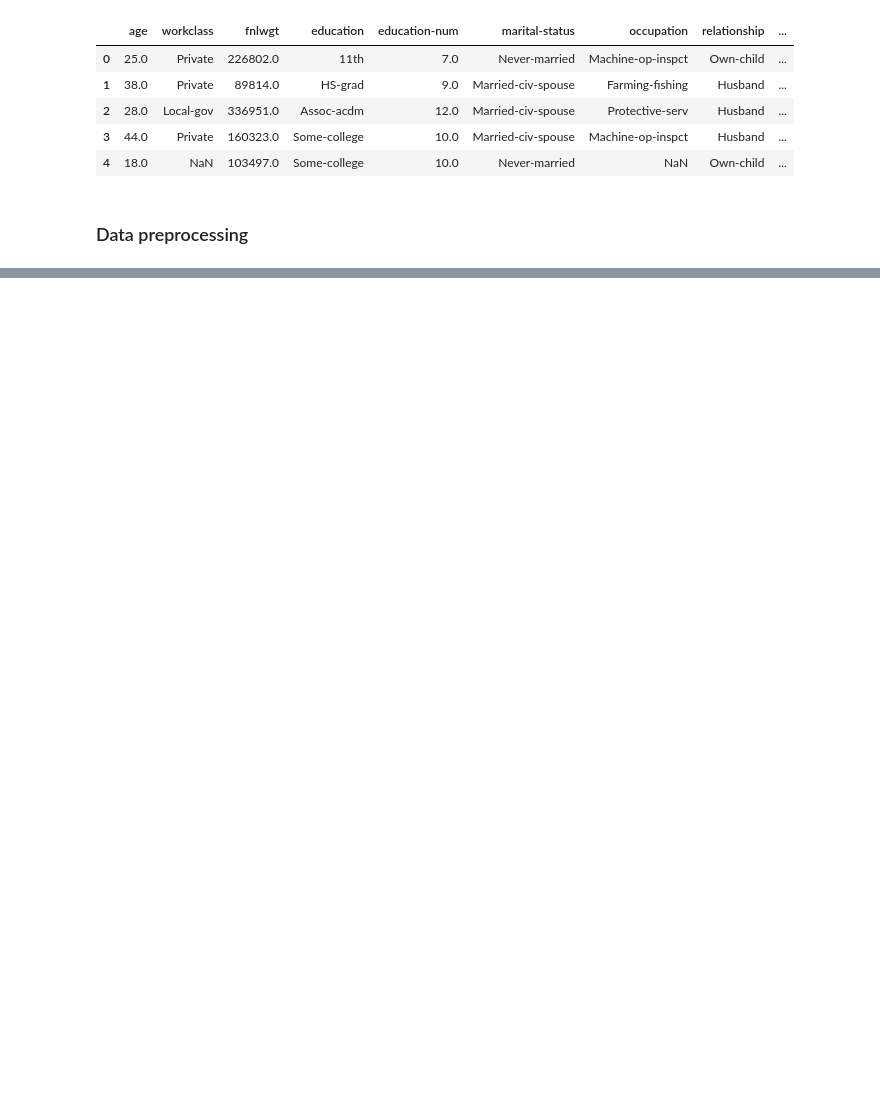
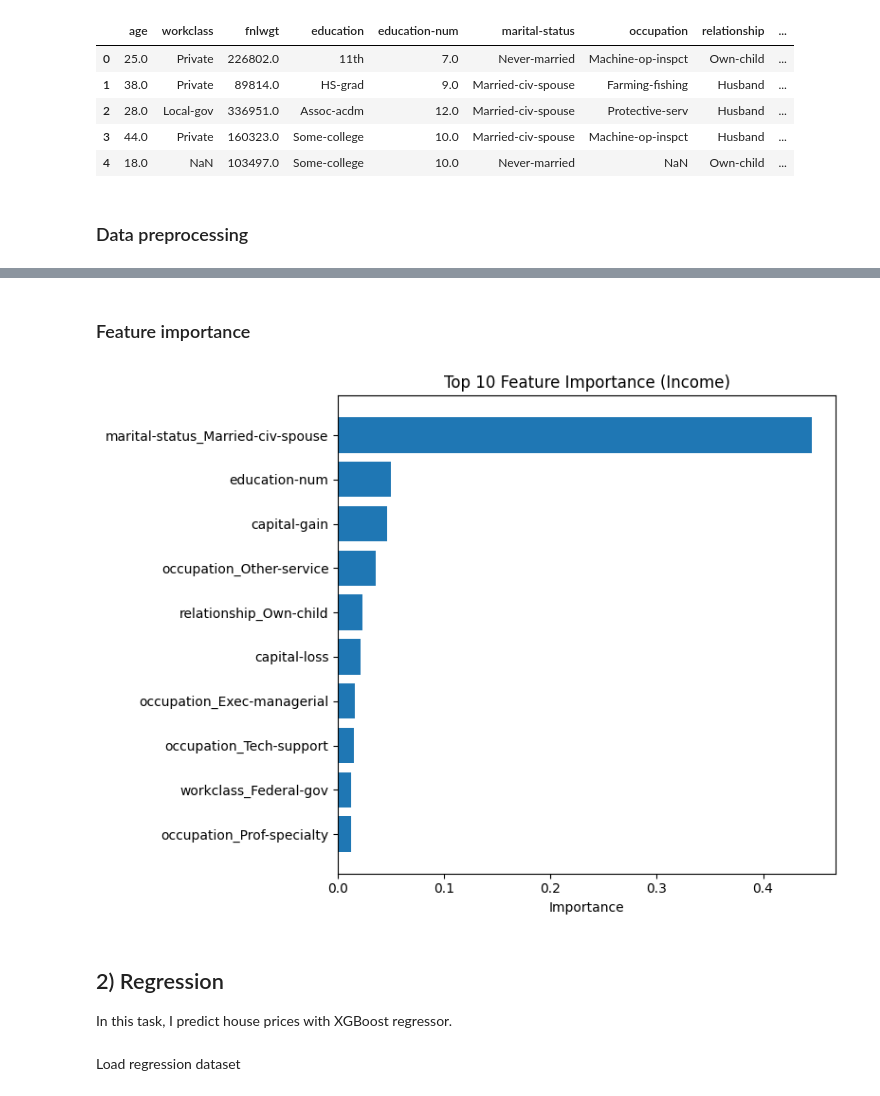
Before and after one commit to Yon1k3/Maksym-SAVCHUK-Camp-2026, a Jupyter notebook: lesson_5_decision_trees/lesson_5_dt_hometask.ipynb, the cells around one changed output, grey strips where cells are left out. Drawn from its saved outputs; the diff is of its cells as text; code cells hidden in the pictures; blank space fills up the shorter version.

Commit message:
correction аdditional tasks

```diff
--- a/lesson_5_decision_trees/lesson_5_dt_hometask.ipynb
+++ b/lesson_5_decision_trees/lesson_5_dt_hometask.ipynb
@@ -233,0 +192,22 @@ test score (R^2)= 0.843
+# %%
+from sklearn.model_selection import train_test_split
+from xgboost import XGBClassifier
+
+# split data
+X_income_train, X_income_test, y_income_train, y_income_test = train_test_split(
+    X_income, y_income, test_size=0.25, random_state=0, stratify=y_income
+)
+
+# create model
+clf_income = XGBClassifier(
+    use_label_encoder=False,
+    eval_metric='logloss',
+    random_state=0
+)
+
+# train model
+clf_income.fit(X_income_train, y_income_train)
+
+# evaluate
+print("train accuracy= {:.3%}".format(clf_income.score(X_income_train, y_income_train)))
+print("test accuracy= {:.3%}".format(clf_income.score(X_income_test, y_income_test)))
@@ -233,0 +244,22 @@ test score (R^2)= 0.843
+# %% [markdown]
+### Feature importance
+# %%
+# get feature importance
+income_importance = pd.Series(clf_income.feature_importances_, index=X_income.columns)
+income_importance = income_importance.sort_values(ascending=False).head(10)
+
+# plot
+plt.figure(figsize=(8, 6))
+plt.barh(income_importance.index[::-1], income_importance.values[::-1])
+plt.title("Top 10 Feature Importance (Income)")
+plt.xlabel("Importance")
+plt.tight_layout()
+plt.show()
+# %% [output]
+[figure, added]
+# %% [markdown]
+## 2) Regression
+
+In this task, I predict house prices with XGBoost regressor.
+# %% [markdown]
+Load regression dataset
```
Also changed, not shown: parts of 29 cells of this notebook, 1 other file.
